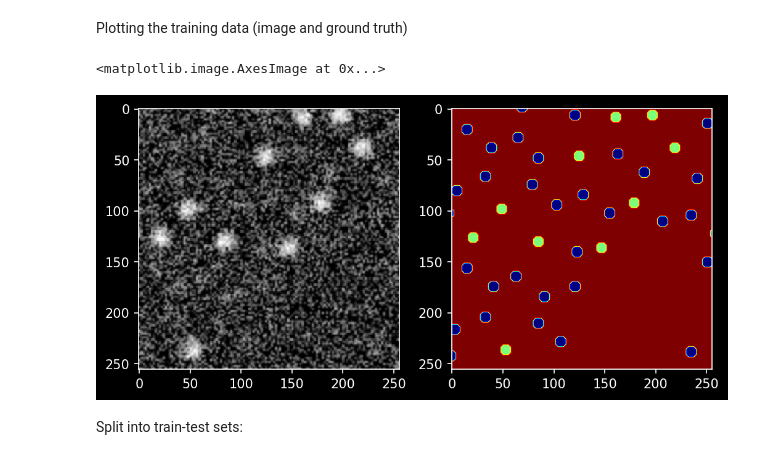
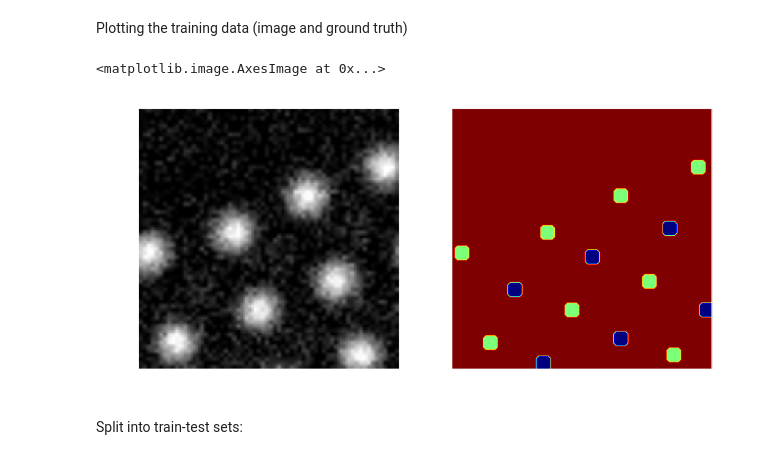
Before and after one commit to ziatdinovmax/AtomicImageSimulator, a Jupyter notebook: GenerateTrainingSet.ipynb, the cells around one changed output. Saved outputs shown, nothing was run; the diff lists cells and outputs as text; code cells hidden in the pictures.

```diff
--- a/GenerateTrainingSet.ipynb
+++ b/GenerateTrainingSet.ipynb
@@ -84,10 +78,10 @@ scars = False
 resize = 256
 # Noise parameters are defined as dictionary
 noise_dict = {}
-noise_dict['poisson'] = (65, 80)
-noise_dict['gauss'] = (0, 400)
-noise_dict['blur'] = (0, 12)
-noise_dict['contrast'] = (5, 20)
+noise_dict['poisson'] = (100, 129)
+noise_dict['gauss'] = (0, 100)
+noise_dict['blur'] = (0, 2)
+noise_dict['contrast'] = (8, 14)
 noise_dict['salt and pepper'] = (0, 10)
 # %% [markdown]
 Define a function for batch generation:
@@ -95,7 +89,7 @@ Define a function for batch generation:
 TODO: define it properly in utils.py
 # %%
 def generate_batches(batch_size, lattice_coordinates, randomize,
-                     n_impurity1, n_impurity2):
+                     n_impurity1=0, n_impurity2=0):
 
     sl = SimulateLattice(lattice_coordinates, ang2px, ang, sc,
                  nnd, randomize, convprobe, n_holes, r_hole,
@@ -109,23 +103,20 @@ def generate_batches(batch_size, lattice_coordinates, randomize,
     images, labels = imaug.transform(images, labels)
     yield images, labels
 # %%
-n_batches = 60
-batch_size = 5
-X_train = np.zeros((int(n_batches*batch_size), 1, 256, 256))
-y_train = np.zeros((int(n_batches*batch_size), 3, 256, 256))
+n_batches = 50
+batch_size = 30
+X_train = np.zeros((int(n_batches*batch_size), 1, window_size[0], window_size[1]))
+y_train = np.zeros((int(n_batches*batch_size), 3, window_size[0], window_size[1]))
 
 i = 0
 while i < n_batches:
-    #lattice_coordinates = build_Si_lattice(t0, t1, t2, l1, l2)
-    randomize_ = np.random.randint(5, randomize)/100
-    n_impurity1 = np.random.randint(200, 800)
-    n_impurity2 = np.random.randint(200, 800)
-    X_batch, y_batch = next(generate_batches(batch_size, lattice_coordinates,
-                                             randomize_, n_impurity1, n_impurity2))
+    #n_impurity1 = np.random.randint(200, 800)
+    #n_impurity2 = np.random.randint(200, 800)
+    X_batch, y_batch = next(generate_batches(batch_size, lattice_coordinates, randomize))
     # Use this when having an impurity class
-    if 1 in check_batch(y_batch) or -1 in np.unique(y_batch):
-        continue
+    #if 1 in check_batch(y_batch) or -1 in np.unique(y_batch):
+    #    continue
     X_train[int(i*batch_size):int((i+1)*batch_size), :, :, :] = X_batch
     y_train[int(i*batch_size):int((i+1)*batch_size), :, :, :] = y_batch
-    print(i)
     i += 1
+    #print(i)
@@ -167,19 +125,19 @@ Additional processing
 # %%
 # Use this to squeeze all channels into one
-y_train_ = squeeze_channels(y_train_)
-print(y_train_.shape)
+y_train = squeeze_channels(y_train)
+print(y_train.shape)
 # %% [output]
 (1500, 256, 256)
 # %% [markdown]
 Plotting the training data (image and ground truth)
 # %%
-k = 1458
+k = 5
 fig, (ax1, ax2) = plt.subplots(1, 2, figsize=(8, 8), dpi=150)
-ax1.imshow(X_train_[k, 0, :, :], cmap ='gray')
-ax2.imshow(y_train_[k, :, :], cmap = 'jet', Interpolation='Gaussian')
+ax1.imshow(X_train[k, 0, :, :], cmap ='gray')
+ax2.imshow(y_train[k, :, :], cmap = 'jet', Interpolation='Gaussian')
 # %% [output]
 <matplotlib.image.AxesImage at 0x...>
-[figure, old version]
+[figure, new version]
 # %% [markdown]
 Split into train-test sets:
 # %%
```
Also changed, not shown: parts of 10 cells of this notebook.
